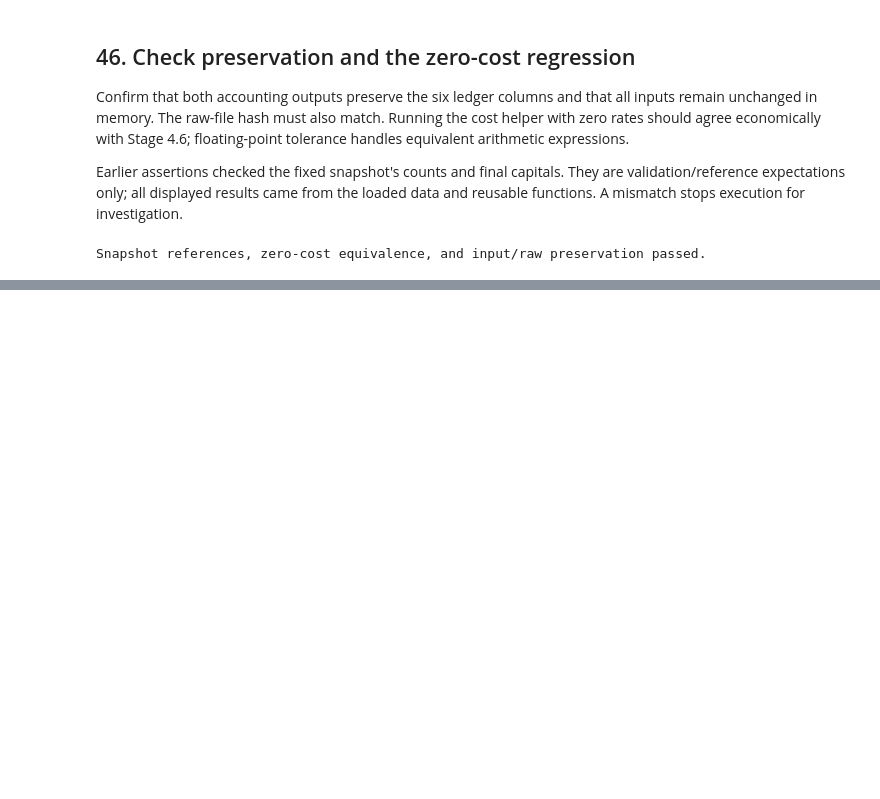
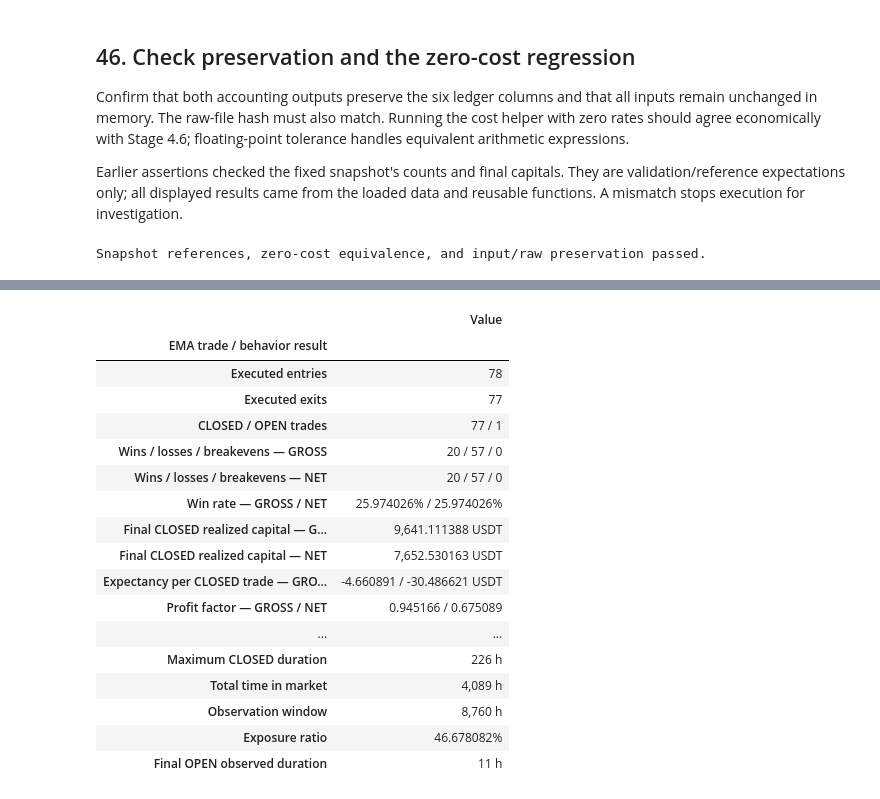
Before and after one commit to puckmandestroyer/trading-lab, a Jupyter notebook: notebooks/03_backtest_review.ipynb, the cells around one changed output, grey strips where cells are left out. Drawn from its saved outputs; the diff is of its cells as text; code cells hidden in the pictures; blank space fills up the shorter version.

```diff
--- a/notebooks/03_backtest_review.ipynb
+++ b/notebooks/03_backtest_review.ipynb
@@ -2402,0 +2443,53 @@ Average CLOSED duration is **52.96 h**, median **34 h**, and longest **226 h**.
+# %%
+final_behavior_report = pd.Series({
+    "Executed entries": f"{report_executed_entries:,}",
+    "Executed exits": f"{report_executed_exits:,}",
+    "CLOSED / OPEN trades": f"{closed_count:,} / {open_count:,}",
+    "Wins / losses / breakevens — GROSS": (
+        f"{int(gross_metrics['winning_trade_count'])} / "
+        f"{int(gross_metrics['losing_trade_count'])} / {int(gross_metrics['breakeven_trade_count'])}"
+    ),
+    "Wins / losses / breakevens — NET": (
+        f"{int(net_metrics['winning_trade_count'])} / "
+        f"{int(net_metrics['losing_trade_count'])} / {int(net_metrics['breakeven_trade_count'])}"
+    ),
+    "Win rate — GROSS / NET": f"{gross_metrics['win_rate']:.6%} / {net_metrics['win_rate']:.6%}",
+    "Final CLOSED realized capital — GROSS": f"{final_gross_capital:,.6f} USDT",
+    "Final CLOSED realized capital — NET": f"{final_net_capital:,.6f} USDT",
+    "Expectancy per CLOSED trade — GROSS / NET": (
+        f"{gross_metrics['expectancy_pnl']:,.6f} / {net_metrics['expectancy_pnl']:,.6f} USDT"
+    ),
+    "Profit factor — GROSS / NET": f"{gross_metrics['profit_factor']:.6f} / {net_metrics['profit_factor']:.6f}",
+    "Maximum realized-capital drawdown — GROSS / NET": (
+        f"{gross_drawdown_summary.loc['GROSS', 'max_realized_drawdown']:.6%} / "
+        f"{net_drawdown_summary.loc['NET', 'max_realized_drawdown']:.6%}"
+    ),
+    "Average CLOSED duration": f"{time_metrics['average_closed_duration_hours']:.4f} h",
+    "Median CLOSED duration": f"{time_metrics['median_closed_duration_hours']:.0f} h",
+    "Maximum CLOSED duration": f"{time_metrics['maximum_closed_duration_hours']:.0f} h",
+    "Total time in market": f"{time_metrics['total_time_in_market_hours']:,.0f} h",
+    "Observation window": f"{time_metrics['observation_window_hours']:,.0f} h",
+    "Exposure ratio": f"{time_metrics['exposure_ratio']:.6%}",
+    "Final OPEN observed duration": f"{time_metrics['open_observed_duration_hours']:.0f} h",
+}, name="Value").to_frame()
+final_behavior_report.index.name = "EMA trade / behavior result"
+display(final_behavior_report)
+# %% [output]
+|  | Value |
+| EMA trade / behavior result |  |
+| Executed entries | 78 |
+| Executed exits | 77 |
+| CLOSED / OPEN trades | 77 / 1 |
+| Wins / losses / breakevens — GROSS | 20 / 57 / 0 |
+| Wins / losses / breakevens — NET | 20 / 57 / 0 |
+| Win rate — GROSS / NET | 25.974026% / 25.974026% |
+| Final CLOSED realized capital — G... | 9,641.111388 USDT |
+| Final CLOSED realized capital — NET | 7,652.530163 USDT |
+| Expectancy per CLOSED trade — GRO... | -4.660891 / -30.486621 USDT |
+| Profit factor — GROSS / NET | 0.945166 / 0.675089 |
+| ... | ... |
+| Maximum CLOSED duration | 226 h |
+| Total time in market | 4,089 h |
+| Observation window | 8,760 h |
+| Exposure ratio | 46.678082% |
+| Final OPEN observed duration | 11 h |
```
Also changed, not shown: parts of 12 cells of this notebook, 3 other files.
